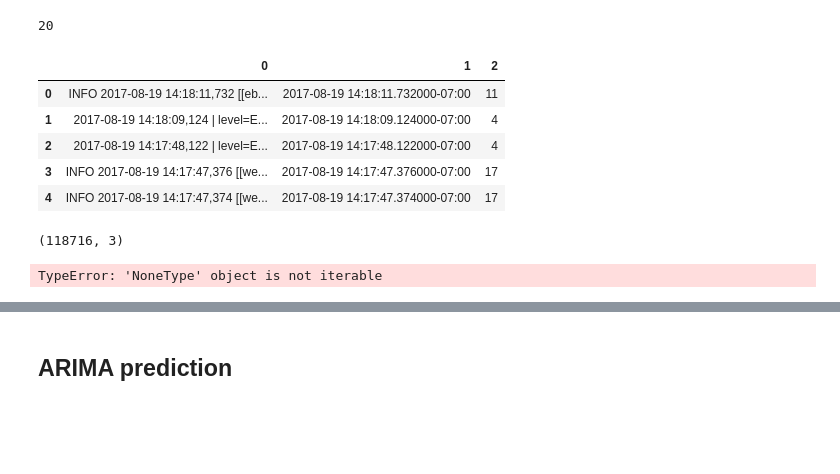
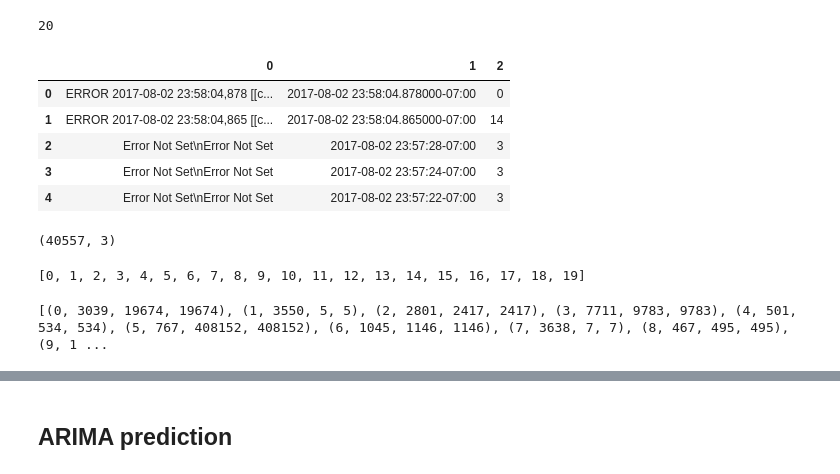
Before and after one commit to calpis/Data-Science, a Jupyter notebook: log_monitoring/splunk_log_analyzer_v3.ipynb, the cells around one changed output, grey strips where cells are left out. Cells and saved outputs as stored; diff of their text form; code cells hidden in the pictures; blank space fills up the shorter version.

```diff
--- a/log_monitoring/splunk_log_analyzer_v3.ipynb
+++ b/log_monitoring/splunk_log_analyzer_v3.ipynb
@@ -122,14 +126,20 @@ log_file2 = '/Users/momori/Documents/projects/log_monitoring/muleprod_app_aug_1.
 log_file3 = '/Users/momori/Documents/projects/log_monitoring/muleprep_app_ERROR.csv'
 log_file4 = '/Users/momori/Documents/projects/log_monitoring/muleprep_app_ERROR.csv'
 
+# log_file = '/Users/momori/Documents/projects/log_monitoring/11_6_errors.csv'
+# log_file1 = '/Users/momori/Documents/projects/log_monitoring/10_30_errors.csv'
+# log_file2 = '/Users/momori/Documents/projects/log_monitoring/10_23_errors.csv'
+# log_file3 = '/Users/momori/Documents/projects/log_monitoring/10_16_errors.csv'
+
 
 
 df_test = pd.read_csv(log_file)
-df_train1 = pd.read_csv(log_file)#1)
-df_train2 = pd.read_csv(log_file)#2)
+df_train1 = pd.read_csv(log_file1)
+df_train2 = pd.read_csv(log_file2)
+df_train3 = pd.read_csv(log_file2)
 # %%
-train_df = [df_train1, df_train2]
-train_df = [df_new]
+train_df = [df_train1, df_train2, df_train3]
+#train_df = [df_new]
 # %% [markdown]
 ## Functions
 # %%
@@ -217,7 +232,7 @@ list(itertools.chain(*m))
 vect = TfidfVectorizer(max_df = 0.5, min_df = 2, stop_words='english')
 
 #v is base vectorizer, can be used to transform other logs.
-v = vect.fit(list(itertools.chain(*llogs_train)))
+ve = vect.fit(list(itertools.chain(*llogs_train)))
 
 #x is the tfidf sparse matrix created for this set of logs
 l_vectors = []
@@ -350,39 +376,55 @@ print k
 # %%
 # ##get predictions for a subset of the logs and create df with _raw, _time, and label
 formatted_df = format_df(df_train1)
 
 logs = formatted_df['_raw'].tolist()
 times = formatted_df['_time'].tolist()
-test_x1 = v.transform(logs)
+test_x1 = ve.transform(logs)
 
 labels = km.predict(test_x1)
 lst = zip(logs, times, labels.tolist())
 df_predict1 = pd.DataFrame(lst)
 df_predict1.head()
 
 ##do same for second train set
 formatted_df = format_df(df_train2)
 
 logs = formatted_df['_raw'].tolist()
 times = formatted_df['_time'].tolist()
-test_x2 = v.transform(logs)
+test_x2 = ve.transform(logs)
 labels = km.predict(test_x2)
 lst = zip(logs, times, labels.tolist())
 df_predict2 = pd.DataFrame(lst)
 df_predict2.head()
+
+formatted_df = format_df(df_train3)
+
+logs = formatted_df['_raw'].tolist()
+times = formatted_df['_time'].tolist()
+test_x3 = ve.transform(logs)
+labels = km.predict(test_x3)
+lst = zip(logs, times, labels.tolist())
+df_predict3 = pd.DataFrame(lst)
+df_predict3.head()
 # %% [output]
 |  | 0 | 1 | 2 |
-| 0 | INFO 2017-08-19 14:18:11,732 [[eb... | 2017-08-19 14:18:11.732000-07:00 | 11 |
-| 1 | 2017-08-19 14:18:09,124 | level=E... | 2017-08-19 14:18:09.124000-07:00 | 4 |
-| 2 | 2017-08-19 14:17:48,122 | level=E... | 2017-08-19 14:17:48.122000-07:00 | 4 |
-| 3 | INFO 2017-08-19 14:17:47,376 [[we... | 2017-08-19 14:17:47.376000-07:00 | 17 |
-| 4 | INFO 2017-08-19 14:17:47,374 [[we... | 2017-08-19 14:17:47.374000-07:00 | 17 |
+| 0 | ERROR 2017-08-02 23:58:04,878 [[c... | 2017-08-02 23:58:04.878000-07:00 | 0 |
+| 1 | ERROR 2017-08-02 23:58:04,865 [[c... | 2017-08-02 23:58:04.865000-07:00 | 14 |
+| 2 | Error Not Set\nError Not Set | 2017-08-02 23:57:28-07:00 | 3 |
+| 3 | Error Not Set\nError Not Set | 2017-08-02 23:57:24-07:00 | 3 |
+| 4 | Error Not Set\nError Not Set | 2017-08-02 23:57:22-07:00 | 3 |
 # %%
 df_predict1.shape
 # %% [output]
-(118716, 3)
+(40557, 3)
 # %%
-##for each cluster number, create a dt
-df_clusters1, df_clusters2 = None
+# ##for each cluster number, create a dt
+# df_clusters1, df_clusters2 = None
-# %% [output]
-TypeError: 'NoneType' object is not iterable
+# %%
+cluster_words.keys()
+# %% [output]
+[0, 1, 2, 3, 4, 5, 6, 7, 8, 9, 10, 11, 12, 13, 14, 15, 16, 17, 18, 19]
+# %%
+print zip(cluster_words.keys(),cluster_counts(df_predict1), cluster_counts(df_predict2), cluster_counts(df_predict3))
+# %% [output]
+[(0, 3039, 19674, 19674), (1, 3550, 5, 5), (2, 2801, 2417, 2417), (3, 7711, 9783, 9783), (4, 501, 534, 534), (5, 767, 408152, 408152), (6, 1045, 1146, 1146), (7, 3638, 7, 7), (8, 467, 495, 495), (9, 1 ...
```
Also changed, not shown: parts of 66 cells of this notebook, 25 other files.
